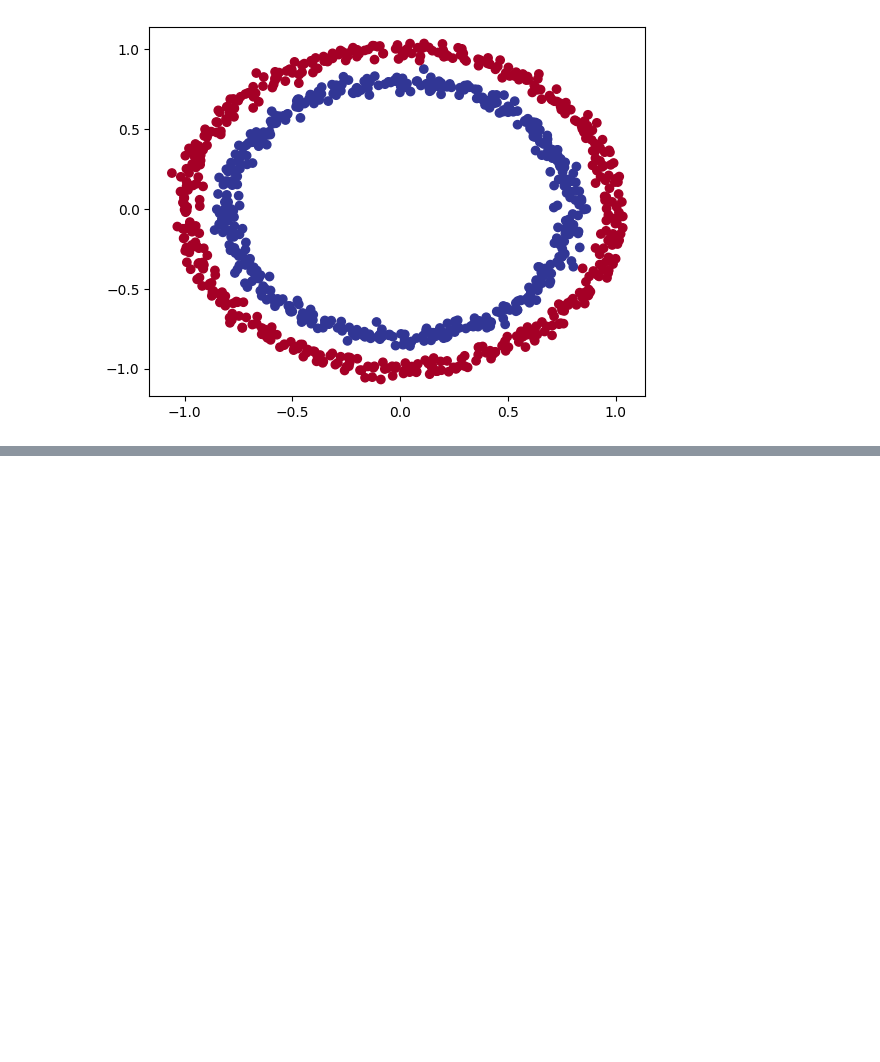
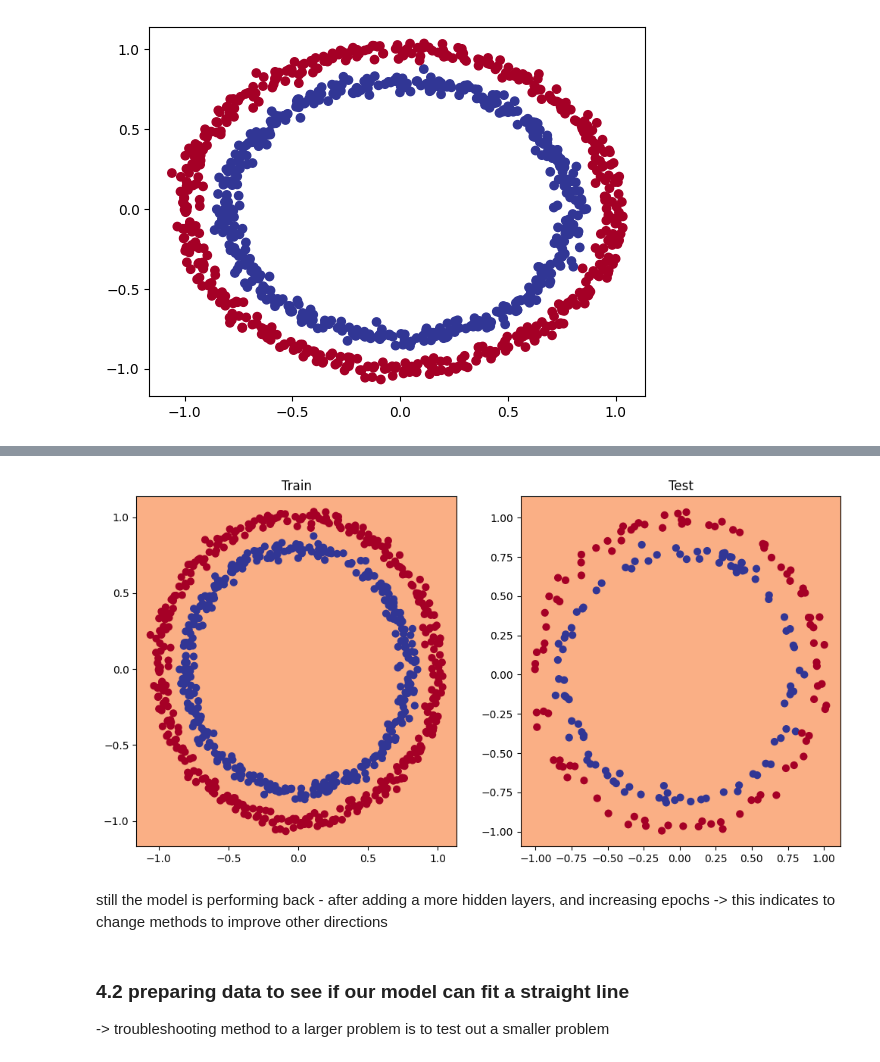
Before and after one commit to therealshai/Pytorch-notebooks, a Jupyter notebook: 02_pytorch_nn_classification.ipynb, the cells around one changed output, grey strips where cells are left out. Saved outputs shown, nothing was run; the diff lists cells and outputs as text; code cells hidden in the pictures; blank space fills up the shorter version.

```diff
--- a/02_pytorch_nn_classification.ipynb
+++ b/02_pytorch_nn_classification.ipynb
@@ -106,0 +472,21 @@ plt.scatter(x=X[:,0],
+# %%
+#Creating a improved model - adding extra layer
+class CircleModelV1(nn.Module):
+  def __init__(self):
+    super().__init__()
+
+    self.layer_1=nn.Linear(in_features=2,out_features=10)
+    #nn.ReLU()
+    self.layer_2=nn.Linear(in_features=10,out_features=10)
+    #nn.ReLU()
+    self.layer_3=nn.Linear(in_features=10,out_features=1)
+
+  def forward(self,x):
+    #z=self.layer_1(x)
+    #z2=nn.ReLU()(z)
+    #z=self.layer_2(z)
+    #=nn.ReLU()(z3)
+    #z=self.layer_3(z)
+    return self.layer_3(self.layer_2(self.layer_1(x)))
+
+model_1= CircleModelV1().to(device)
@@ -106,0 +501,6 @@ plt.scatter(x=X[:,0],
+# %%
+#create a loss fucntion
+loss_fn_1=nn.BCEWithLogitsLoss()
+
+#add optimizer
+optimizer=torch.optim.SGD(params=model_1.parameters(),lr=0.1)
@@ -106,0 +553,21 @@ plt.scatter(x=X[:,0],
+# %%
+#plot the decision boundary
+
+plt.figure(figsize=(12,6))
+plt.subplot(1,2,1)
+plt.title("Train")
+
+plot_decision_boundary(model_1,X_train,y_train)
+
+plt.subplot(1,2,2)
+plt.title("Test")
+plot_decision_boundary(model_1,X_test,y_test)
+# %% [output]
+[figure, added]
+# %% [markdown]
+still the model is performing back - after adding a more hidden layers, and increasing epochs
+-> this indicates to change methods to improve other directions
+# %% [markdown]
+### 4.2 preparing data to see if our model can fit a straight line
+
+-> troubleshooting method to a larger problem is to test out a smaller problem
```
Also changed, not shown: parts of 58 cells of this notebook.
